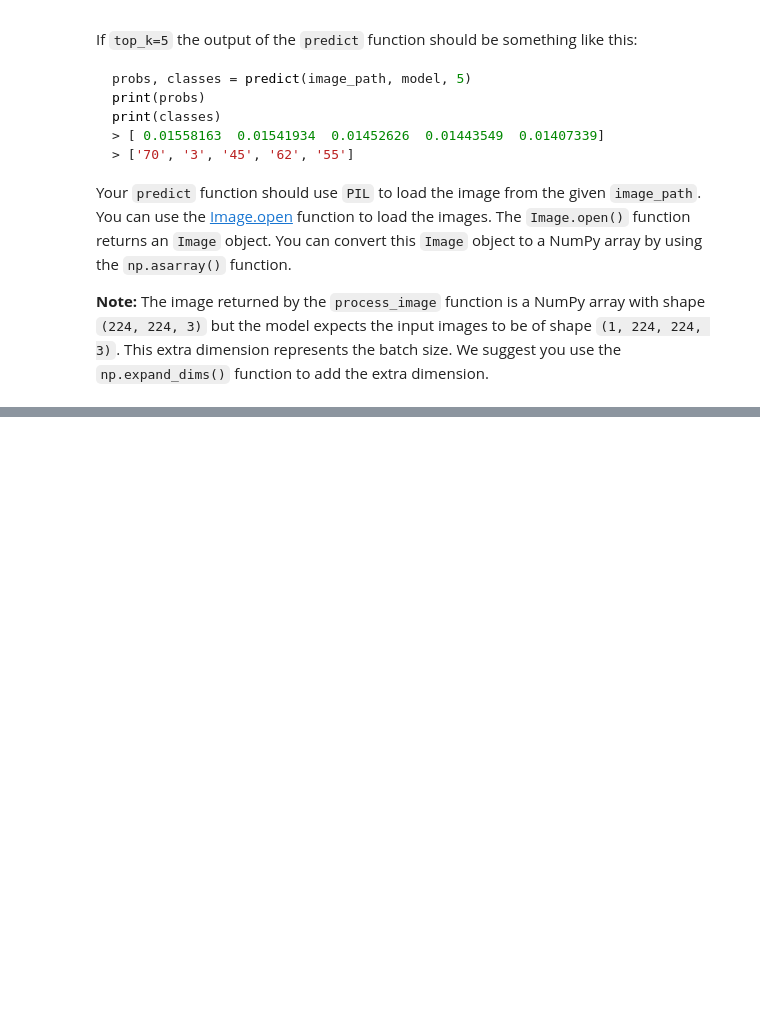
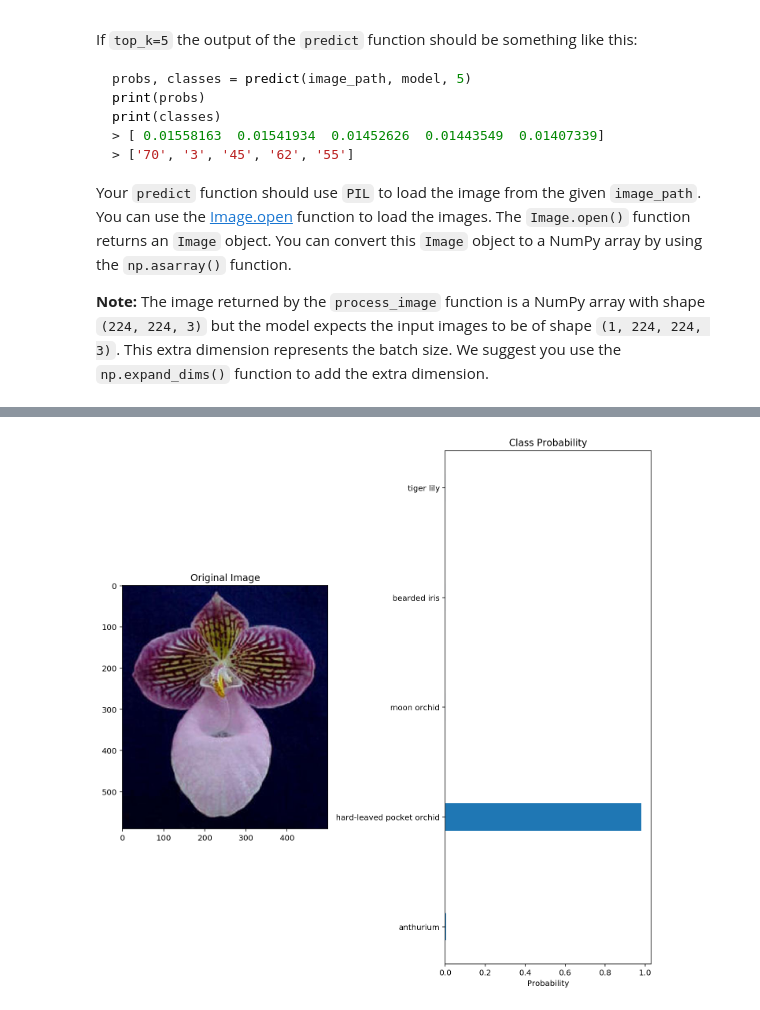
Before and after one commit to rusdes/Deep-Learning-Project, a Jupyter notebook: p2_image_classifier/Project_Image_Classifier_Project.ipynb, the cells around one changed output, grey strips where cells are left out. Cells and saved outputs as stored; diff of their text form; code cells hidden in the pictures; blank space fills up the shorter version.

Commit message:
Saved the model as an HDF5 file, did image pre-processing, and wrote a predict function which plots the input image along with the top 5 classes

```diff
--- a/p2_image_classifier/Project_Image_Classifier_Project.ipynb
+++ b/p2_image_classifier/Project_Image_Classifier_Project.ipynb
@@ -235,3 +239,5 @@ Now that your network is trained, save the model so you can load it later for ma
 Load the Keras model you saved above.
 # %%
 # TODO: Load the Keras model
+reloaded_keras_model = tf.keras.models.load_model('./test_model.h5', custom_objects={'KerasLayer': hub.KerasLayer})
+reloaded_keras_model.summary()
@@ -325,3 +345,21 @@ Your `predict` function should use `PIL` to load the image from the given `image
+# %%
+# TODO: Create the predict function
+def predict(image_path, model, top_k):
+    image = Image.open(image_path)
+    image = np.asarray(image)
+    processed_image = process_image(image)
+    y = np.expand_dims(processed_image, axis=0)
+    pred = model.predict(y).squeeze()
+    pred2 = pred
+    arr = np.argpartition(pred, -top_k)[-top_k:]
+    arr = np.flip(arr, 0)
+    classes = arr
+    probs = []
+    for i in classes:
+        probs.append(pred2[i])
+
+    classes += 1
+    return probs, classes
 # %% [markdown]
 # Sanity Check
 
@@ -341,0 +378,23 @@ You can convert from the class integer labels to actual flower names using `clas
+# %%
+# TODO: Plot the input image along with the top 5 classes
+image_path = './test_images/hard-leaved_pocket_orchid.jpg'
+im = Image.open(image_path)
+test_image = np.asarray(im)
+a, b = predict(image_path, reloaded_keras_model, 5)
+classes = []
+for i in b:
+    classes.append(class_names[str(i)])
+y_pos = np.arange(len(classes))
+
+fig, (ax1, ax2) = plt.subplots(figsize=(10, 10), ncols=2)
+ax1.imshow(test_image)
+ax1.set_title('Original Image')
+ax2.barh(classes, a,height  = 0.25)
+ax2.set_yticks(y_pos)
+ax2.set_yticklabels(classes)
+ax2.set_xlabel('Probability')
+ax2.set_title('Class Probability')
+plt.tight_layout()
+plt.show()
+# %% [output]
+[figure, added]
```
Also changed, not shown: parts of 15 cells of this notebook, 1 other file.
